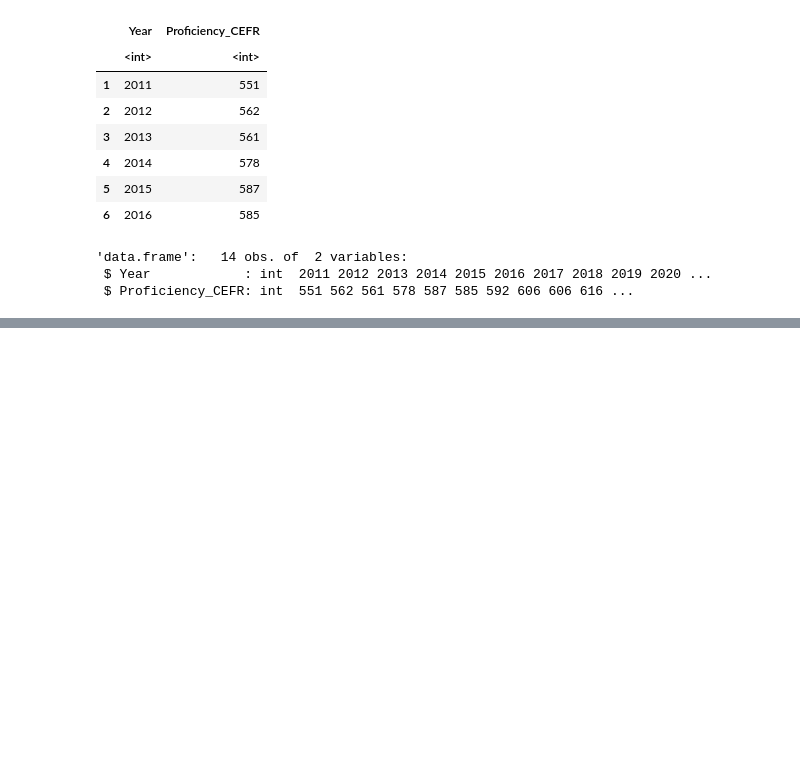
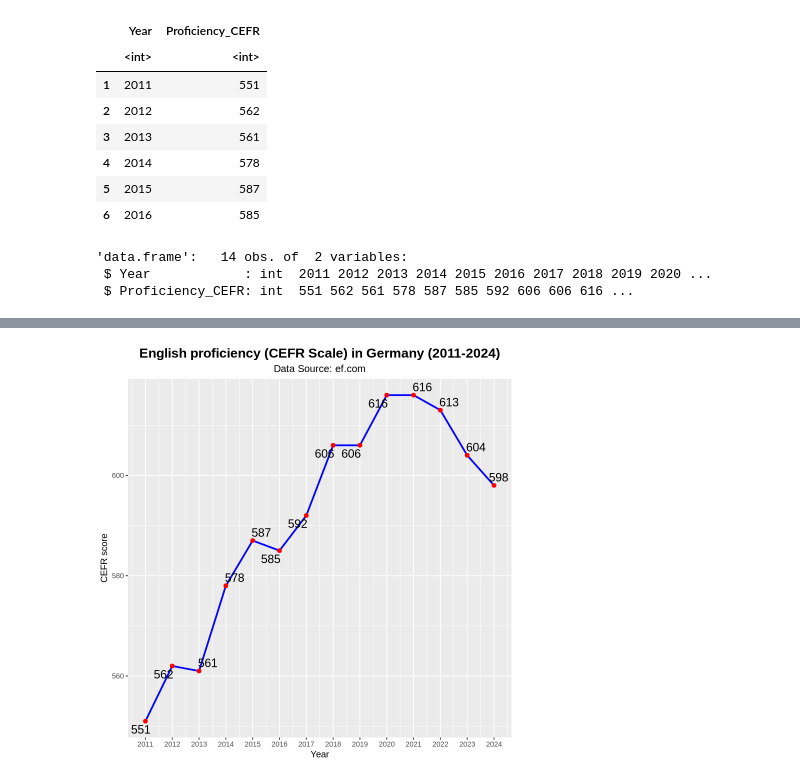
Before and after one commit to sssvint/cds-project, a Jupyter notebook: data/germany/germany_analysis_v1.ipynb, the cells around one changed output, grey strips where cells are left out. Cells and saved outputs as stored; diff of their text form; code cells hidden in the pictures; blank space fills up the shorter version.

```diff
--- a/data/germany/germany_analysis_v1.ipynb
+++ b/data/germany/germany_analysis_v1.ipynb
@@ -134,0 +120,22 @@ ggplot(DEGDP, aes(x = Year, y = GDPperCapita)) +
+# %%
+ggplot(DECEFR, aes(x = Year, y = Proficiency_CEFR)) +
+  geom_line(color = "blue", size = 1) +
+  geom_point(color = "red", size = 2) +  # points per year
+  geom_text_repel(aes(label = Proficiency_CEFR),  # Labels
+            size = 5, color = "black"
+            ) +
+    scale_x_continuous(
+        breaks = seq(min(DECEFR$Year), max(DECEFR$Year), by = 1)
+  ) +
+  labs(
+    title = "English proficiency (CEFR Scale) in Germany (2011-2024)",
+    subtitle = "Data Source: ef.com",
+    x = "Year",
+    y = "CEFR score"
+  ) +
+  theme(
+    plot.title = element_text(hjust = 0.5, face = "bold", size = 16),
+    plot.subtitle = element_text(hjust = 0.5, size = 12)
+  )
+# %% [output]
+[figure, added]
```
Also changed, not shown: parts of 17 cells of this notebook.
